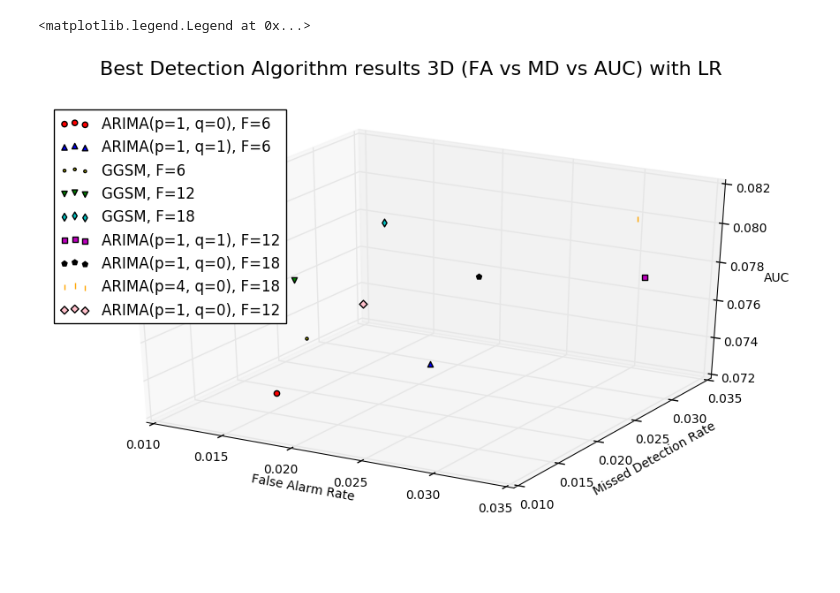
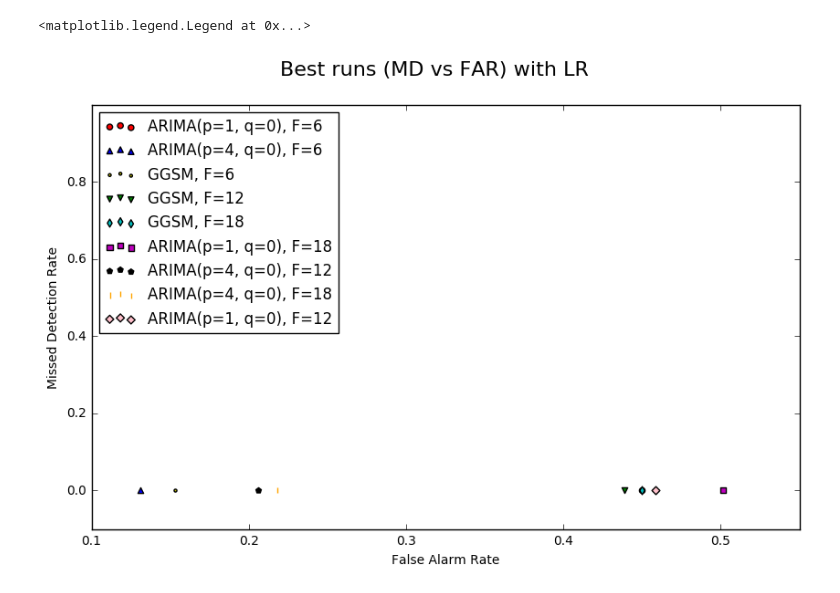
Before and after one commit to fedep3/sdl, a Jupyter notebook: LR Prediction Results.ipynb, the cells around one changed output. Cells and saved outputs as stored; diff of their text form; code cells hidden in the pictures; blank space fills up the shorter version.

Commit message:
Cleaning logs, updating results and plots

```diff
--- a/LR Prediction Results.ipynb
+++ b/LR Prediction Results.ipynb
@@ -223,15 +0,0 @@ plt.legend(loc='upper left')
-# %%
-fig = plt.figure(figsize=(6, 6))
-fig.suptitle('Best run for each Prediction Algorithm 1D (AUC) with LR', fontsize=16)
-ax = fig.add_subplot(111)
-ax.set_ylabel('AUC')
-
-count = 0
-
-for algorithm, algorithm_result in algorithm_results.iteritems():
-    x = [algorithm_result[0][0]]
-    c, m = colors_and_markers[count]
-    count += 1
-    ax.plot(x, c=c, marker=m, label=algorithm)
-
-plt.legend(loc='upper left')
@@ -241,54 +35,53 @@ plt.legend(loc='upper left')
 # %%
 r = [
- 'Model=GGSM, ROC AUC=0.0812246390532, Past Prediction Horizon=96, Future Prediction Horizon=18, Threshold=3.275, FA=0.0203327171904, MD=0.0203327171904',
- 'Model=ARIMA(p=4, q=0), ROC AUC=0.0806684099319, Past Prediction Horizon=48, Future Prediction Horizon=18, Threshold=3.925, FA=0.0319240724763, MD=0.0310612597066',
- 'Model=GGSM, ROC AUC=0.0788243529895, Past Prediction Horizon=96, Future Prediction Horizon=12, Threshold=3.625, FA=0.0166821130677, MD=0.0157553290083',
- 'Model=ARIMA(p=1, q=0), ROC AUC=0.0781599225366, Past Prediction Horizon=48, Future Prediction Horizon=18, Threshold=3.775, FA=0.0245183887916, MD=0.0245183887916',
- 'Model=ARIMA(p=1, q=1), ROC AUC=0.0774931088637, Past Prediction Horizon=32, Future Prediction Horizon=12, Threshold=3.525, FA=0.0320945945946, MD=0.0320945945946',
- 'Model=ARIMA(p=1, q=0), ROC AUC=0.0771880744408, Past Prediction Horizon=48, Future Prediction Horizon=12, Threshold=3.775, FA=0.0193661971831, MD=0.0193661971831',
- 'Model=GGSM, ROC AUC=0.0759070294785, Past Prediction Horizon=96, Future Prediction Horizon=6, Threshold=3.875, FA=0.0174953959484, MD=0.0156537753223',
- 'Model=ARIMA(p=1, q=1), ROC AUC=0.0732927422812, Past Prediction Horizon=32, Future Prediction Horizon=6, Threshold=3.825, FA=0.0214224507284, MD=0.0239931448158',
- 'Model=ARIMA(p=1, q=0), ROC AUC=0.0726797522238, Past Prediction Horizon=48, Future Prediction Horizon=6, Threshold=3.925, FA=0.0150044130627, MD=0.0158870255958',
+ 'Model=ARIMA(p=4, q=0), Past Prediction Horizon=48, Future Prediction Horizon=6, Threshold=3.475, FA=0.130990415335, MD=0.0',
+ 'Model=GGSM, Past Prediction Horizon=64, Future Prediction Horizon=6, Threshold=3.275, FA=0.153354632588, MD=0.0',
+ 'Model=ARIMA(p=4, q=0), Past Prediction Horizon=48, Future Prediction Horizon=12, Threshold=3.075, FA=0.205980066445, MD=0.0',
+ 'Model=ARIMA(p=4, q=0), Past Prediction Horizon=64, Future Prediction Horizon=18, Threshold=3.125, FA=0.217993079585, MD=0.0',
+ 'Model=GGSM, Past Prediction Horizon=64, Future Prediction Horizon=12, Threshold=3.025, FA=0.43853820598, MD=0.0',
+ 'Model=ARIMA(p=1, q=0), Past Prediction Horizon=32, Future Prediction Horizon=6, Threshold=3.025, FA=0.449685534591, MD=0.0',
+ 'Model=GGSM, Past Prediction Horizon=64, Future Prediction Horizon=18, Threshold=2.625, FA=0.449826989619, MD=0.0',
+ 'Model=ARIMA(p=1, q=0), Past Prediction Horizon=48, Future Prediction Horizon=12, Threshold=3.025, FA=0.458471760797, MD=0.0',
+ 'Model=ARIMA(p=1, q=0), Past Prediction Horizon=48, Future Prediction Horizon=18, Threshold=2.975, FA=0.501730103806, MD=0.0'
 ]
 algorithm_results = dict()
 
 for line in r:
     toks = line.split(', ')
 
-    if len(toks) == 7:
-        algorithm = toks[0].replace('Model=', '')+ ', F=' + toks[3].split('=')[1]
+    if len(toks) == 6:
+        algorithm = toks[0].replace('Model=', '')+ ', F=' + toks[2].split('=')[1]
     else:
-        algorithm = toks[0].replace('Model=', '') + ', ' + toks[1] + ', F=' + toks[4].split('=')[1]
+        algorithm = toks[0].replace('Model=', '') + ', ' + toks[1] + ', F=' + toks[3].split('=')[1]
 
     if algorithm not in algorithm_results:
         algorithm_results[algorithm] = []
 
+    if len(toks) == 6:
+        algorithm_results[algorithm].append(map(lambda t: float(t.split('=')[1]), toks[4:]))
+    else:
+        algorithm_results[algorithm].append(map(lambda t: float(t.split('=')[1]), toks[5:]))
 
-    if len(toks) == 7:
-        algorithm_results[algorithm].append([float(toks[1].split('=')[1])] + map(lambda t: float(t.split('=')[1]), toks[5:]))
-    else:
-        algorithm_results[algorithm].append([float(toks[2].split('=')[1])] + map(lambda t: float(t.split('=')[1]), toks[6:]))
-
-fig = plt.figure(figsize=(11, 6))
-fig.suptitle('Best Detection Algorithm results 3D (FA vs MD vs AUC) with LR', fontsize=16)
-ax = fig.add_subplot(111, projection='3d')
+fig = plt.figure(figsize=(10, 6))
+fig.suptitle('Best runs (MD vs FAR) with LR', fontsize=16)
+ax = fig.add_subplot(111)
 ax.set_xlabel('False Alarm Rate')
 ax.set_ylabel('Missed Detection Rate')
-ax.set_zlabel('AUC')
+plt.ylim([-0.1, 1.0])
 
 colors_and_markers = [('r', 'o'), ('b', '^'), ('y', '.'), ('g', 'v'),
                       ('c', 'd'), ('m', 's'), ('k', 'p'), ('#FFA500', '|'), ('#FFC0CB', 'D')]
 count = 0
+print
+for algorithm, algorithm_result in algorithm_results.iteritems():
+    x = [r[0] for r in algorithm_result]
+    y = [r[1] for r in algorithm_result]
 
-for algorithm, algorithm_result in algorithm_results.iteritems():
-    x = [r[1] for r in algorithm_result]
-    y = [r[2] for r in algorithm_result]
-    z = [r[0] for r in algorithm_result]
     c, m = colors_and_markers[count]
     count += 1
-    ax.scatter(x, y, z, c=c, marker=m, label=algorithm)
+    ax.scatter(x, y, c=c, marker=m, label=algorithm)
 
 plt.legend(loc='upper left')
 # %% [output]
 <matplotlib.legend.Legend at 0x...>
-[figure, old version]
+[figure, new version]
```
Also changed, not shown: parts of 8 cells of this notebook, 8 other files.
